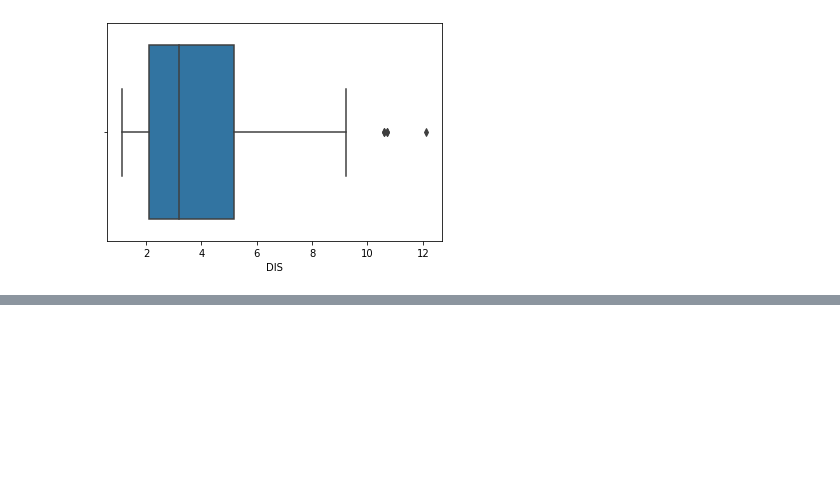
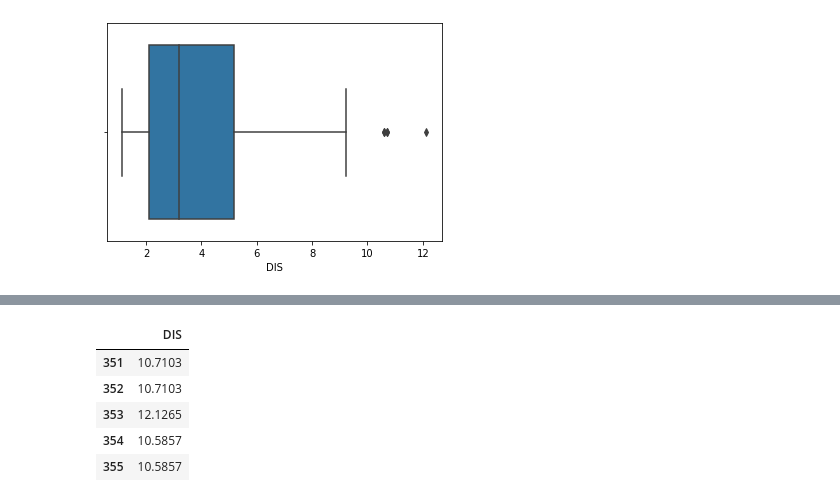
Before and after one commit to sandipanpaul21/Machine-Learning-in-Python-Code, a Jupyter notebook: 04_Outliers_&_Missing_Values.ipynb, the cells around one changed output, grey strips where cells are left out. Drawn from its saved outputs; the diff is of its cells as text; code cells hidden in the pictures; blank space fills up the shorter version.

```diff
--- a/04_Outliers_&_Missing_Values.ipynb
+++ b/04_Outliers_&_Missing_Values.ipynb
@@ -130,0 +195,9 @@ Total Outlier in 'DIS' Column in Boston Dataset : 5
+# %%
+boston_pd.loc[[351,352,353,354,355],['DIS']]
+# %% [output]
+|  | DIS |
+| 351 | 10.7103 |
+| 352 | 10.7103 |
+| 353 | 12.1265 |
+| 354 | 10.5857 |
+| 355 | 10.5857 |
```
Also changed, not shown: parts of 6 cells of this notebook.
